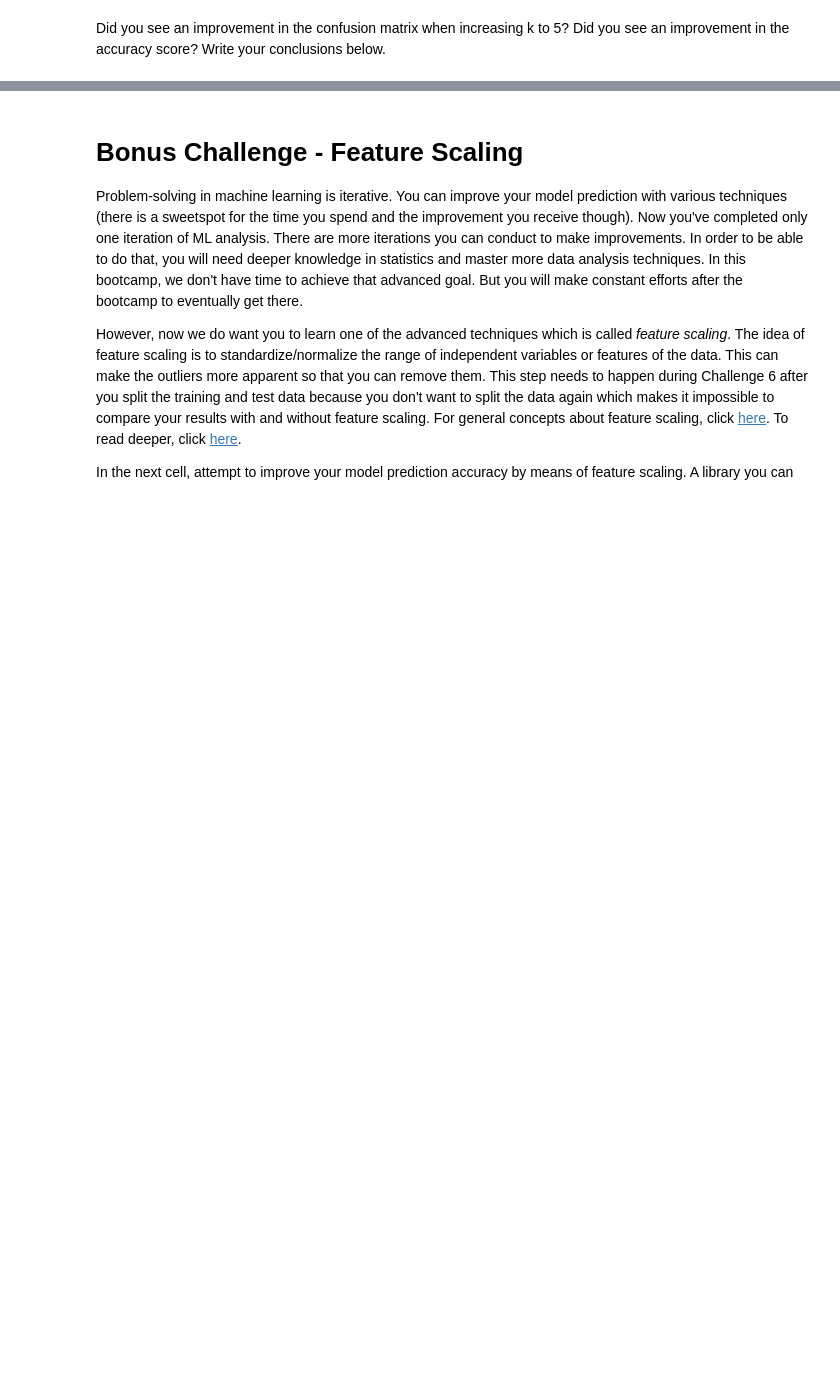
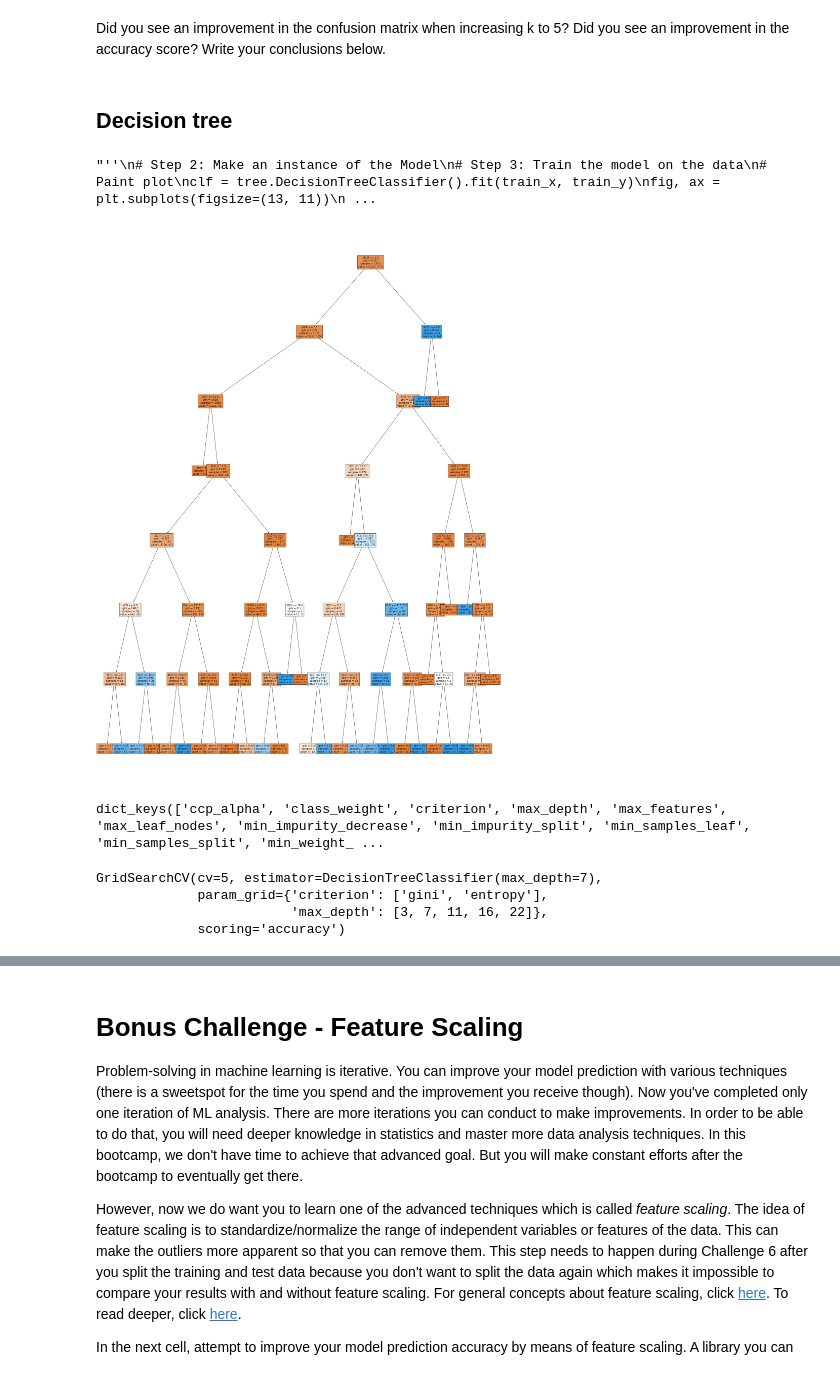
Before and after one commit to ta-data-bcn/lab-supervised-learning, a Jupyter notebook: your-code/main.ipynb, the cells around one changed output, grey strips where cells are left out. Drawn from its saved outputs; the diff is of its cells as text; code cells hidden in the pictures; blank space fills up the shorter version.

Commit message:
added decision tree model and exploration

```diff
--- a/your-code/main.ipynb
+++ b/your-code/main.ipynb
@@ -614,3 +619,28 @@ accuracy_score(y_true=train_y, y_pred=prediction_neigh5)
 Did you see an improvement in the confusion matrix when increasing k to 5? Did you see an improvement in the accuracy score? Write your conclusions below.
 # %%
 # Your conclusions here:
+# %% [markdown]
+## Decision tree
+# %%
+'''''''''
+Data names recap
+
+train_set, test_set = train_test_split(website_dummy, test_size = 0.2, random_state=123)
+train_x = train_set.drop(columns="Type")
+train_y = train_set["Type"]
+test_x = test_set.drop(columns="Type")
+test_y = test_set["Type"]
+
+
+Modelling steps
+
+# Step 1: Import the model you want to use
+#from sklearn.tree import DecisionTreeClassifier
+# Step 2: Make an instance of the Model
+clf = DecisionTreeClassifier(max_depth = 2,
+                             random_state = 0)
+# Step 3: Train the model on the data
+clf.fit(X_train, Y_train)
+# Step 4: Predict labels of unseen (test) data
+# clf.predict(X_test)
+'''''''''
@@ -616,0 +654,50 @@ Did you see an improvement in the confusion matrix when increasing k to 5? Did y
+# %%
+'''''''''''
+# Make an instance of the Model
+# Train the model on the data
+# Paint plot
+clf = tree.DecisionTreeClassifier().fit(train_x, train_y)
+fig, ax = plt.subplots(figsize=(13, 11))
+plot_tree(clf, filled=True, fontsize=6, max_depth=5)
+plt.show()
+'''''''''''
+# %% [output]
+"''\n# Step 2: Make an instance of the Model\n# Step 3: Train the model on the data\n# Paint plot\nclf = tree.DecisionTreeClassifier().fit(train_x, train_y)\nfig, ax = plt.subplots(figsize=(13, 11))\n ...
+# %%
+# Other way to export a png:
+
+dtree = DecisionTreeClassifier(criterion="gini",max_depth = 7)
+dtree.fit(train_x, train_y)
+fig , ax = plt.subplots(figsize=(35,50))
+plot_tree(dtree, filled=True,fontsize=12)
+plt.savefig("tree1")
+plt.show()
+# %% [output]
+[figure, added]
+# %%
+# checking parameters available
+dtree1.get_params().keys()
+# %% [output]
+dict_keys(['ccp_alpha', 'class_weight', 'criterion', 'max_depth', 'max_features', 'max_leaf_nodes', 'min_impurity_decrease', 'min_impurity_split', 'min_samples_leaf', 'min_samples_split', 'min_weight_ ...
+# %%
+#Exhaustive search over specified parameter values for an estimator.
+#Important members are fit, predict.
+
+#GridSearchCV implements a “fit” and a “score” method.
+#It also implements “predict”, “predict_proba”, “decision_function”, “transform” and “inverse_transform” if they are implemented in the estimator used.
+
+#The parameters of the estimator used to apply these methods are optimized by cross-validated grid-search over a parameter grid.
+
+dtree_search = GridSearchCV(estimator=dtree,
+                             param_grid={"criterion":["gini", "entropy"],
+                                         "max_depth":[3, 7, 11, 16, 22]},
+                             scoring="accuracy",
+                             cv=5)
+
+dtree_search.fit(train_x, train_y)
+dtree_search.predict(test_x)
+# %% [output]
+GridSearchCV(cv=5, estimator=DecisionTreeClassifier(max_depth=7),
+             param_grid={'criterion': ['gini', 'entropy'],
+                         'max_depth': [3, 7, 11, 16, 22]},
+             scoring='accuracy')
```
Also changed, not shown: parts of 10 cells of this notebook, 1 other file.
